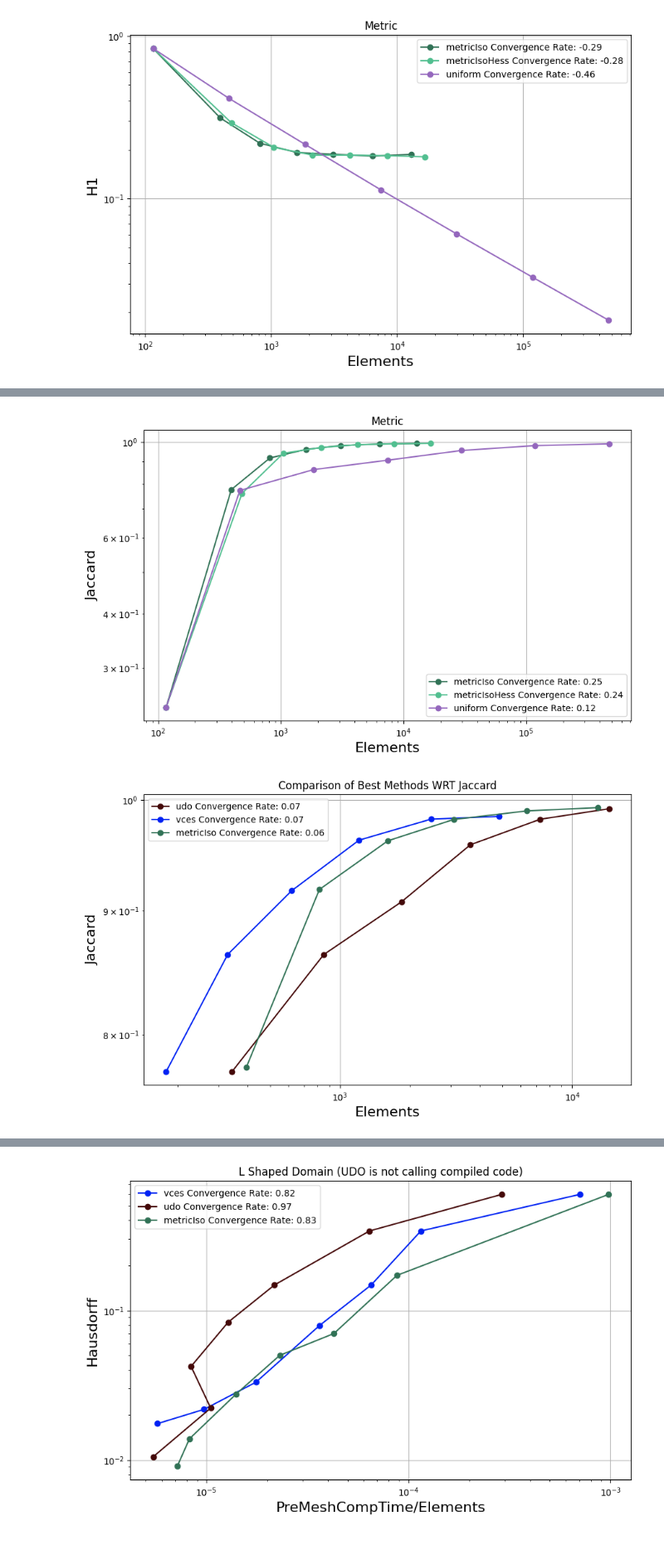
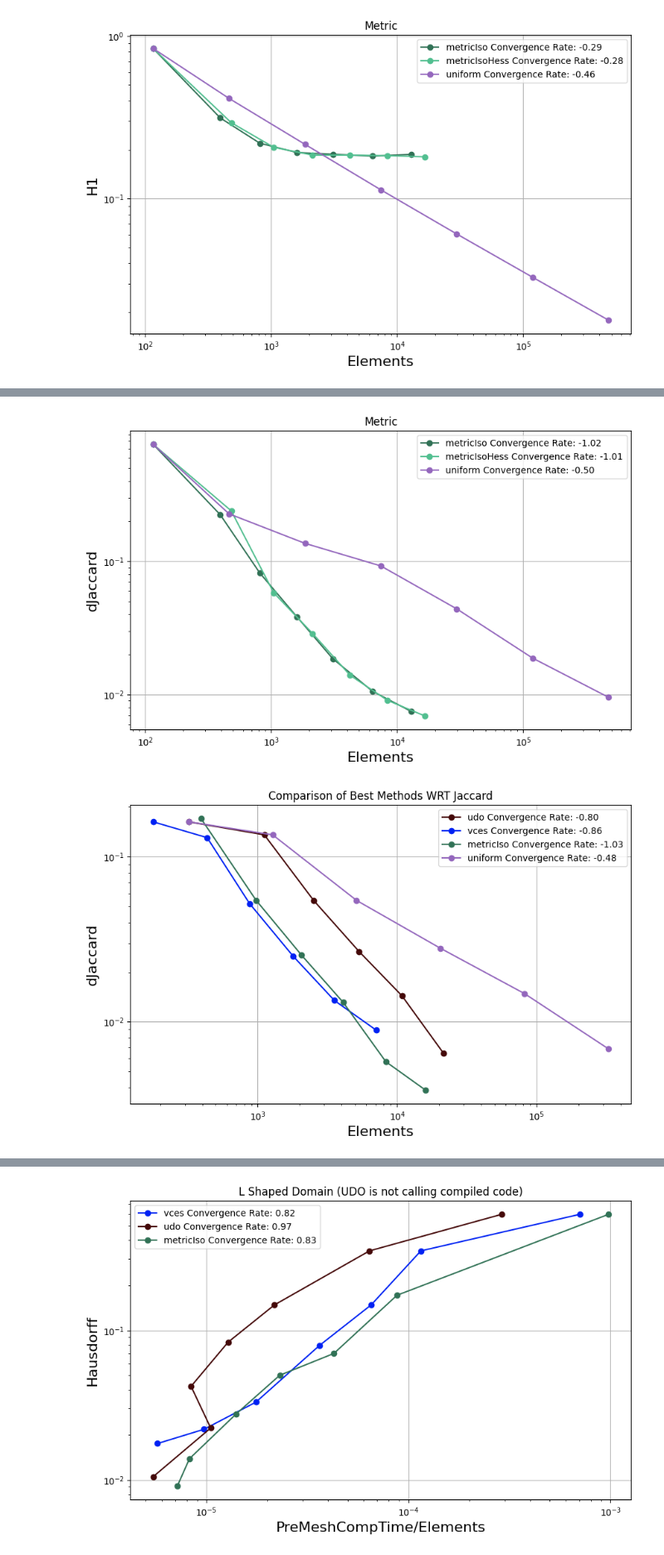
Before and after one commit to StefanoFochesatto/VI-AMR, a Jupyter notebook: NumericalResults/ConvergenceResults/PlotExplorer.ipynb, the cells around one changed output, grey strips where cells are left out. Shown at 83% size. Drawn from its saved outputs; the diff is of its cells as text; code cells hidden in the pictures.

Commit message:
update figures, add netgen flag to utility problems, normalise metrics

```diff
--- a/NumericalResults/ConvergenceResults/PlotExplorer.ipynb
+++ b/NumericalResults/ConvergenceResults/PlotExplorer.ipynb
@@ -106,6 +106,7 @@ methodcolors = {
 # Compute things on the dataframe
 # Compute dJaccard as 1 - computed value
 for method in methodlist:
+    Convdf[method, 'dJaccard'] = 1 - Convdf[method]['Jaccard']
     Convdf[method, 'MeshTime'] = Convdf[method]['PreMeshCompTime'] + Convdf[method]['RefineTime']
     Convdf[method, 'TotalTime'] = Convdf[method]['PreMeshCompTime'] + Convdf[method]['RefineTime'] + Convdf[method]['SolveTime']
     Convdf[method, 'PreMeshCompTime/Elements'] = Convdf[method]['PreMeshCompTime']/Convdf[method]['Elements']
@@ -138,9 +155,9 @@ getPlot(Convdf.iloc[1:], ['vces', 'vcesBR', 'uniform'] , 'Elements', 'Jaccard',
 # %%
-getPlot(Convdf, ['metricIso', 'metricIsoHess', 'uniform'] , 'Elements', 'Jaccard', 'Metric', plottype='loglog', methodcolors=methodcolors, legend = True)
+getPlot(Convdf, ['metricIso', 'metricIsoHess', 'uniform'] , 'Elements', 'dJaccard', 'Metric', plottype='loglog', methodcolors=methodcolors, legend = True)
 # %% [output]
-[figure, old version]
+[figure, new version]
 # %%
-getPlot(Convdf.iloc[1:], ['udo', 'vces', 'metricIso'] , 'Elements', 'Jaccard', 'Comparison of Best Methods WRT Jaccard', plottype='loglog', methodcolors=methodcolors, legend = True)
+getPlot(Convdf.iloc[1:], ['udo', 'vces', 'metricIso', 'uniform'] , 'Elements', 'dJaccard', 'Comparison of Best Methods WRT Jaccard', plottype='loglog', methodcolors=methodcolors, legend = True)
 # %% [output]
-[figure, old version]
+[figure, new version]
 # %%
```
Also changed, not shown: parts of 12 cells of this notebook, 32 other files.
